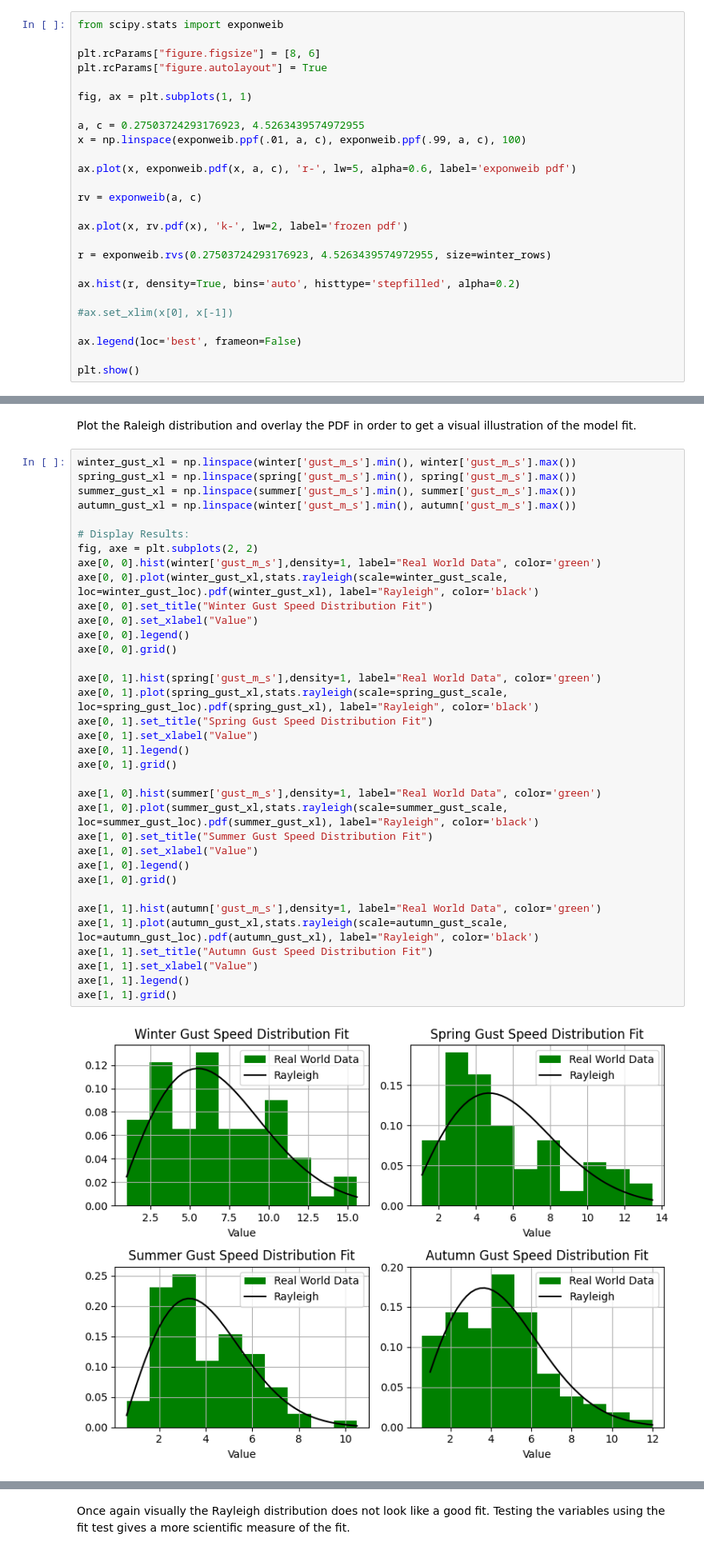
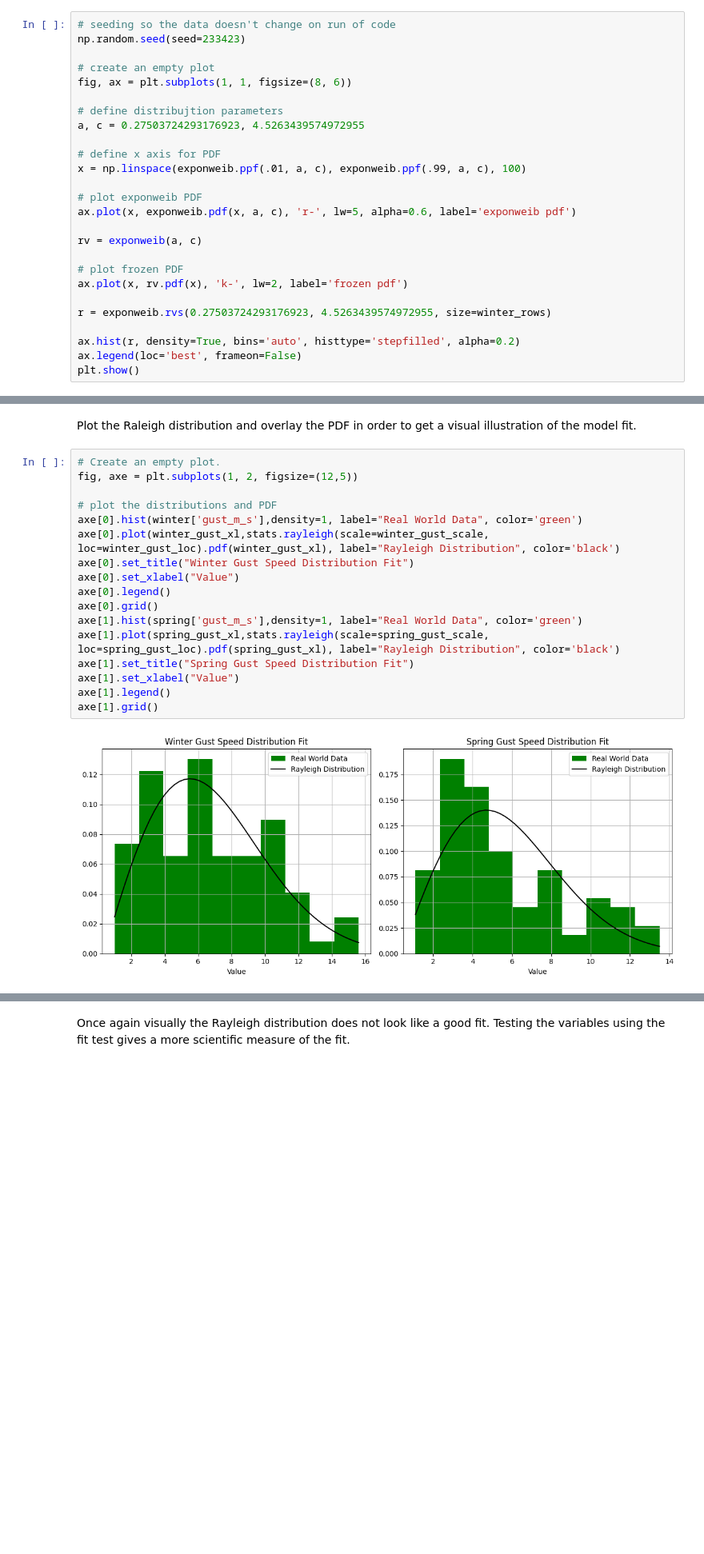
Before and after one commit to humphs078/ProgrammingforDataAnalysisAssignment_1, a Jupyter notebook: submission_notebook.ipynb, the cells around one changed output, grey strips where cells are left out. Shown at 80% size. Saved outputs shown, nothing was run; the diff lists cells and outputs as text; blank space fills up the shorter version.

```diff
--- a/submission_notebook.ipynb
+++ b/submission_notebook.ipynb
@@ -460,27 +484,27 @@ The density can be plotted over the distribution with the following code:
 # %%
-from scipy.stats import exponweib
+# seeding so the data doesn't change on run of code
+np.random.seed(seed=233423)
 
-plt.rcParams["figure.figsize"] = [8, 6]
-plt.rcParams["figure.autolayout"] = True
+# create an empty plot
+fig, ax = plt.subplots(1, 1, figsize=(8, 6))
 
-fig, ax = plt.subplots(1, 1)
+# define distribujtion parameters
+a, c = 0.27503724293176923, 4.5263439574972955
 
-a, c = 0.27503724293176923, 4.5263439574972955
+# define x axis for PDF
 x = np.linspace(exponweib.ppf(.01, a, c), exponweib.ppf(.99, a, c), 100)
 
+# plot exponweib PDF
 ax.plot(x, exponweib.pdf(x, a, c), 'r-', lw=5, alpha=0.6, label='exponweib pdf')
 
 rv = exponweib(a, c)
 
+# plot frozen PDF
 ax.plot(x, rv.pdf(x), 'k-', lw=2, label='frozen pdf')
 
 r = exponweib.rvs(0.27503724293176923, 4.5263439574972955, size=winter_rows)
 
 ax.hist(r, density=True, bins='auto', histtype='stepfilled', alpha=0.2)
-
-#ax.set_xlim(x[0], x[-1])
-
 ax.legend(loc='best', frameon=False)
-
 plt.show()
 # %% [output]
@@ -542,39 +626,21 @@ autumn_gust_loc, autumn_gust_scale = stats.rayleigh.fit(autumn['gust_m_s'])
 # %% [markdown]
 Plot the Raleigh distribution and overlay the PDF in order to get a visual illustration of the model fit.
 # %%
-winter_gust_xl = np.linspace(winter['gust_m_s'].min(), winter['gust_m_s'].max())
-spring_gust_xl = np.linspace(spring['gust_m_s'].min(), spring['gust_m_s'].max())
-summer_gust_xl = np.linspace(summer['gust_m_s'].min(), summer['gust_m_s'].max())
-autumn_gust_xl = np.linspace(winter['gust_m_s'].min(), autumn['gust_m_s'].max())
+# Create an empty plot.
+fig, axe = plt.subplots(1, 2, figsize=(12,5))
 
-# Display Results:
-fig, axe = plt.subplots(2, 2)
-axe[0, 0].hist(winter['gust_m_s'],density=1, label="Real World Data", color='green')
-axe[0, 0].plot(winter_gust_xl,stats.rayleigh(scale=winter_gust_scale, loc=winter_gust_loc).pdf(winter_gust_xl), label="Rayleigh", color='black')
-axe[0, 0].set_title("Winter Gust Speed Distribution Fit")
-axe[0, 0].set_xlabel("Value")
-axe[0, 0].legend()
-axe[0, 0].grid()
-
-axe[0, 1].hist(spring['gust_m_s'],density=1, label="Real World Data", color='green')
-axe[0, 1].plot(spring_gust_xl,stats.rayleigh(scale=spring_gust_scale, loc=spring_gust_loc).pdf(spring_gust_xl), label="Rayleigh", color='black')
-axe[0, 1].set_title("Spring Gust Speed Distribution Fit")
-axe[0, 1].set_xlabel("Value")
-axe[0, 1].legend()
-axe[0, 1].grid()
-
-axe[1, 0].hist(summer['gust_m_s'],density=1, label="Real World Data", color='green')
-axe[1, 0].plot(summer_gust_xl,stats.rayleigh(scale=summer_gust_scale, loc=summer_gust_loc).pdf(summer_gust_xl), label="Rayleigh", color='black')
-axe[1, 0].set_title("Summer Gust Speed Distribution Fit")
-axe[1, 0].set_xlabel("Value")
-axe[1, 0].legend()
-axe[1, 0].grid()
-
-axe[1, 1].hist(autumn['gust_m_s'],density=1, label="Real World Data", color='green')
-axe[1, 1].plot(autumn_gust_xl,stats.rayleigh(scale=autumn_gust_scale, loc=autumn_gust_loc).pdf(autumn_gust_xl), label="Rayleigh", color='black')
-axe[1, 1].set_title("Autumn Gust Speed Distribution Fit")
-axe[1, 1].set_xlabel("Value")
-axe[1, 1].legend()
-axe[1, 1].grid()
+# plot the distributions and PDF
+axe[0].hist(winter['gust_m_s'],density=1, label="Real World Data", color='green')
+axe[0].plot(winter_gust_xl,stats.rayleigh(scale=winter_gust_scale, loc=winter_gust_loc).pdf(winter_gust_xl), label="Rayleigh Distribution", color='black')
+axe[0].set_title("Winter Gust Speed Distribution Fit")
+axe[0].set_xlabel("Value")
+axe[0].legend()
+axe[0].grid()
+axe[1].hist(spring['gust_m_s'],density=1, label="Real World Data", color='green')
+axe[1].plot(spring_gust_xl,stats.rayleigh(scale=spring_gust_scale, loc=spring_gust_loc).pdf(spring_gust_xl), label="Rayleigh Distribution", color='black')
+axe[1].set_title("Spring Gust Speed Distribution Fit")
+axe[1].set_xlabel("Value")
+axe[1].legend()
+axe[1].grid()
 # %% [output]
-[figure, old version]
+[figure, new version]
```
Also changed, not shown: parts of 45 cells of this notebook.
